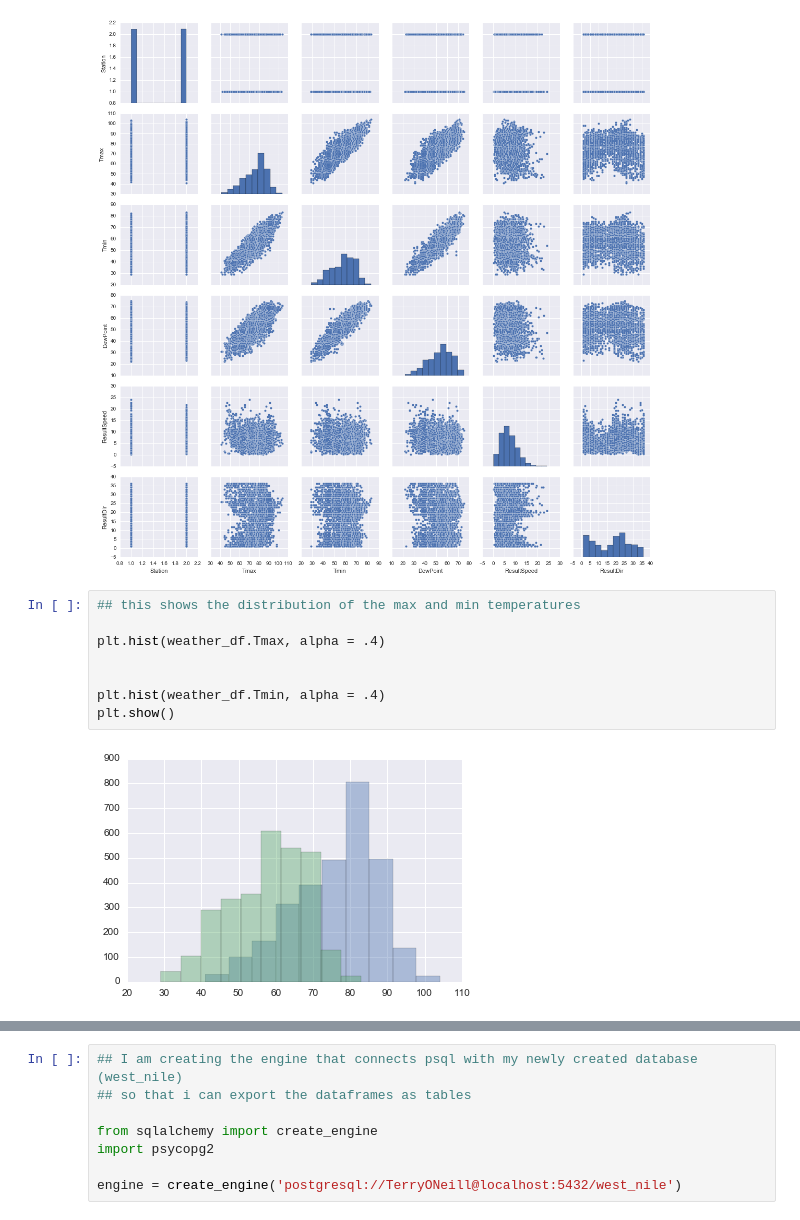
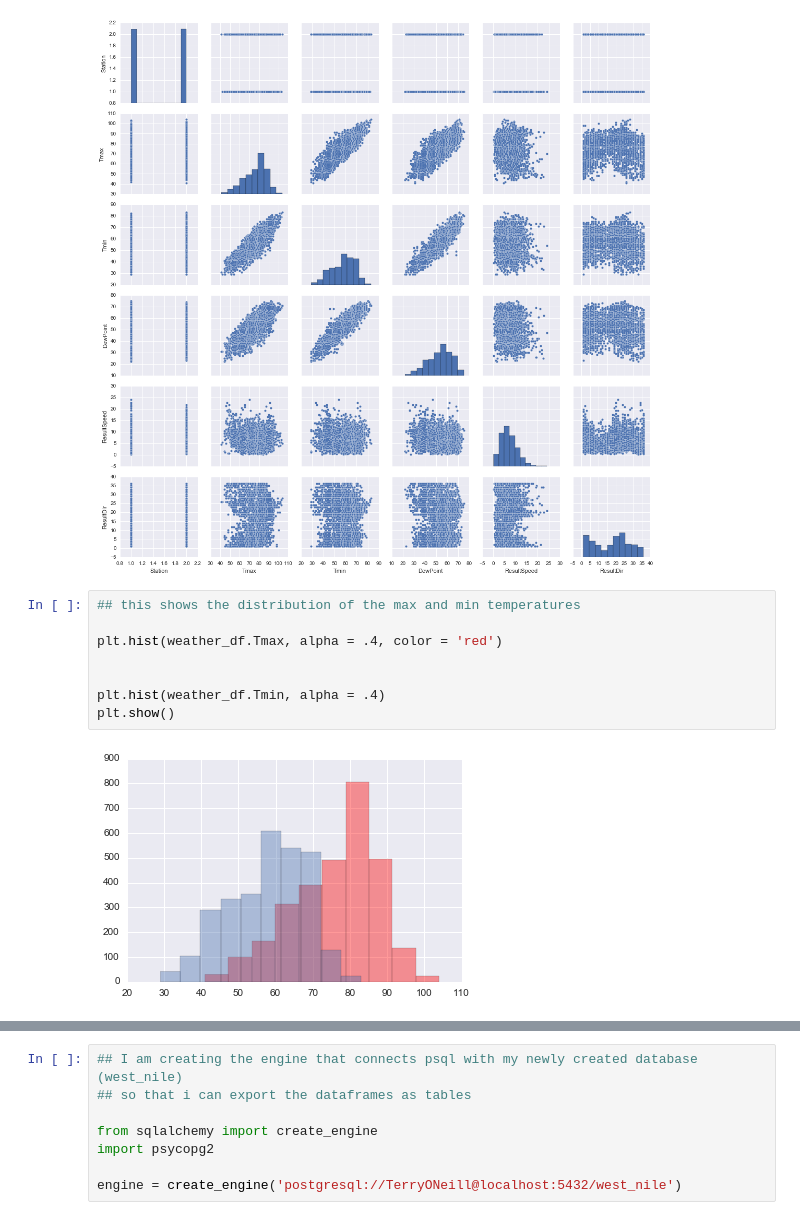
Before and after one commit to cl65610/west_nile, a Jupyter notebook: research/eda_work_weather.ipynb, the cells around one changed output, grey strips where cells are left out. Saved outputs shown, nothing was run; the diff lists cells and outputs as text.

```diff
--- a/research/eda_work_weather.ipynb
+++ b/research/eda_work_weather.ipynb
@@ -68,10 +68,10 @@ sns.pairplot(weather_df)
 # %%
 ## this shows the distribution of the max and min temperatures
 
-plt.hist(weather_df.Tmax, alpha = .4)
+plt.hist(weather_df.Tmax, alpha = .4, color = 'red')
 
 
 plt.hist(weather_df.Tmin, alpha = .4)
 plt.show()
 # %% [output]
-[figure, old version]
+[figure, new version]
```
Also changed, not shown: parts of 3 cells of this notebook, 2 other files.
